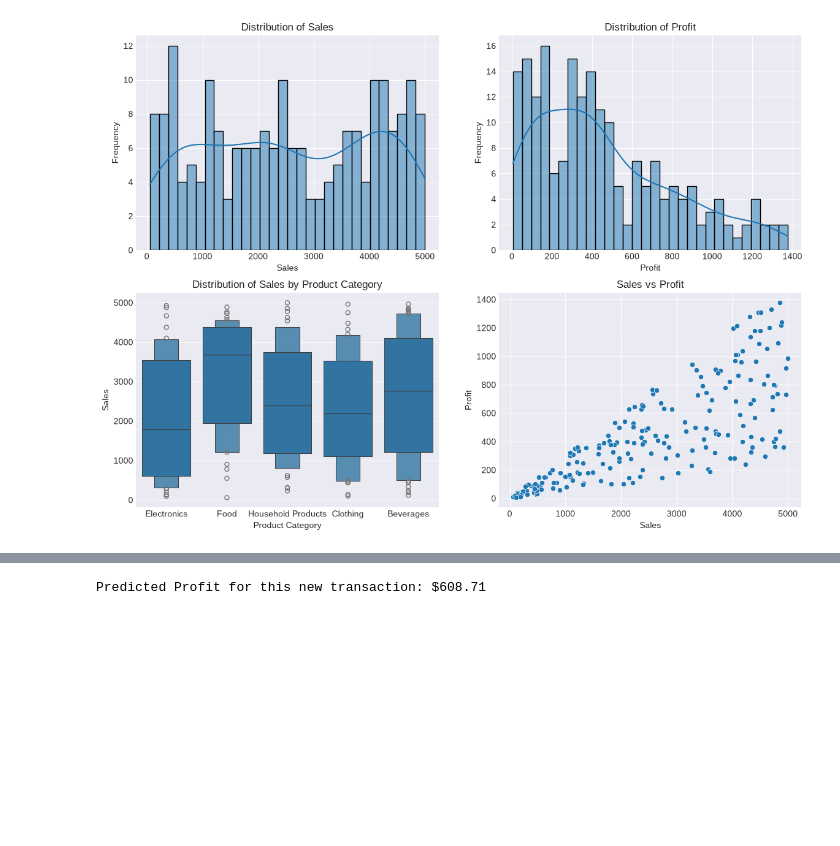
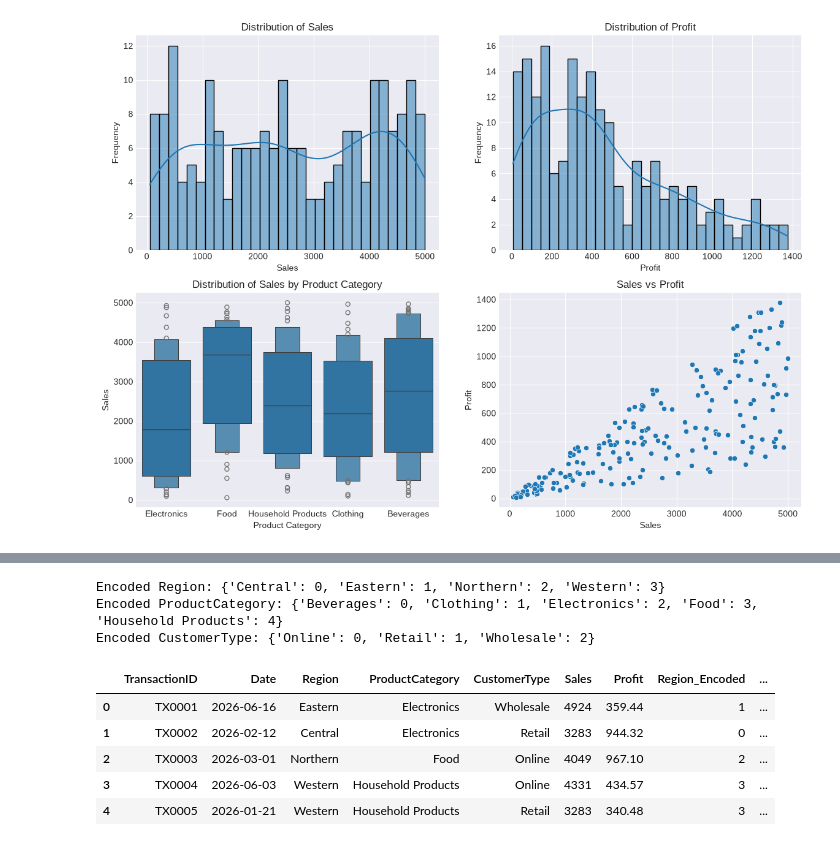
Before and after one commit to Afrah-create/RecessTerm, a Jupyter notebook: Lectures/Day11/big_data.ipynb, the cells around one changed output, grey strips where cells are left out. Cells and saved outputs as stored; diff of their text form; code cells hidden in the pictures; blank space fills up the shorter version.

```diff
--- a/Lectures/Day11/big_data.ipynb
+++ b/Lectures/Day11/big_data.ipynb
@@ -409,31 +319,44 @@ R-squared (R2 Score): 0.61
-# %%
-import pandas as pd
-import numpy as np
-
-# 1. Define a brand new, raw transaction
-new_transaction = pd.DataFrame([{
-    'Sales': 5000,
-    'Month': 7,
-    'Weekday': 4, # Friday
-    'Region_Eastern': 1,
-    'Region_Northern': 0,
-    'Region_Western': 0,
-    'ProductCategory_Clothing': 0,
-    'ProductCategory_Electronics': 1,
-    'ProductCategory_Food': 0,
-    'ProductCategory_Household Products': 0,
-    'CustomerType_Retail': 0,
-    'CustomerType_Wholesale': 1
-}])
-
-# 2. Apply the exact same feature engineering (Log Transform)
-new_transaction['Sales_Log'] = np.log1p(new_transaction['Sales'])
-
-# 3. Match the column order of X_train exactly, dropping the raw 'Sales'
-new_transaction_processed = new_transaction[X_train.columns]
-
-# 4. Predict!
-predicted_profit = model_reg_adv.predict(new_transaction_processed)
-print(f"Predicted Profit for this new transaction: ${predicted_profit[0]:.2f}")
-# %% [output]
-Predicted Profit for this new transaction: $608.71
+# %%
+from typing import cast, Any
+import pandas as pd
+import numpy as np
+from sklearn.preprocessing import LabelEncoder
+
+# 1. Create a dictionary to store your encoders
+label_encoder = {}
+
+# 2. Define your categorical columns
+categorical_columns = ['Region', 'ProductCategory', 'CustomerType']
+df_copy = df.copy()  # Ensure your working dataframe is instantiated
+
+# 3. Loop through columns with type-safe transformations
+for col in categorical_columns:
+    le = LabelEncoder()
+
+    # FIX 1: Wrap the raw NumPy array in a pd.Series to satisfy __setitem__
+    encoded_array = le.fit_transform(df_copy[col])
+    df_copy[col + '_Encoded'] = pd.Series(encoded_array, index=df_copy.index)
+
+    # Store the label encoder for future use
+    label_encoder[col] = le
+
+    # FIX 2: Explicitly cast the array to a NumPy NDArray so the type checker recognizes .tolist()
+    raw_transform = le.transform(le.classes_)
+    encoded_list = cast(np.ndarray, raw_transform).tolist()
+
+    classes_list = list(le.classes_)
+
+    # Create the dictionary cleanly from native Python lists
+    mapping = dict(zip(classes_list, encoded_list))
+    print(f'Encoded {col}: {mapping}')
+df_copy.head()  # Display the first few rows of the modified dataset
+# %% [output]
+Encoded Region: {'Central': 0, 'Eastern': 1, 'Northern': 2, 'Western': 3}
+Encoded ProductCategory: {'Beverages': 0, 'Clothing': 1, 'Electronics': 2, 'Food': 3, 'Household Products': 4}
+Encoded CustomerType: {'Online': 0, 'Retail': 1, 'Wholesale': 2}
+|  | TransactionID | Date | Region | ProductCategory | CustomerType | Sales | Profit | Region_Encoded | ... |
+| 0 | TX0001 | 2026-06-16 | Eastern | Electronics | Wholesale | 4924 | 359.44 | 1 | ... |
+| 1 | TX0002 | 2026-02-12 | Central | Electronics | Retail | 3283 | 944.32 | 0 | ... |
+| 2 | TX0003 | 2026-03-01 | Northern | Food | Online | 4049 | 967.10 | 2 | ... |
+| 3 | TX0004 | 2026-06-03 | Western | Household Products | Online | 4331 | 434.57 | 3 | ... |
+| 4 | TX0005 | 2026-01-21 | Western | Household Products | Retail | 3283 | 340.48 | 3 | ... |
```
Also changed, not shown: parts of 6 cells of this notebook, 6 other files.
